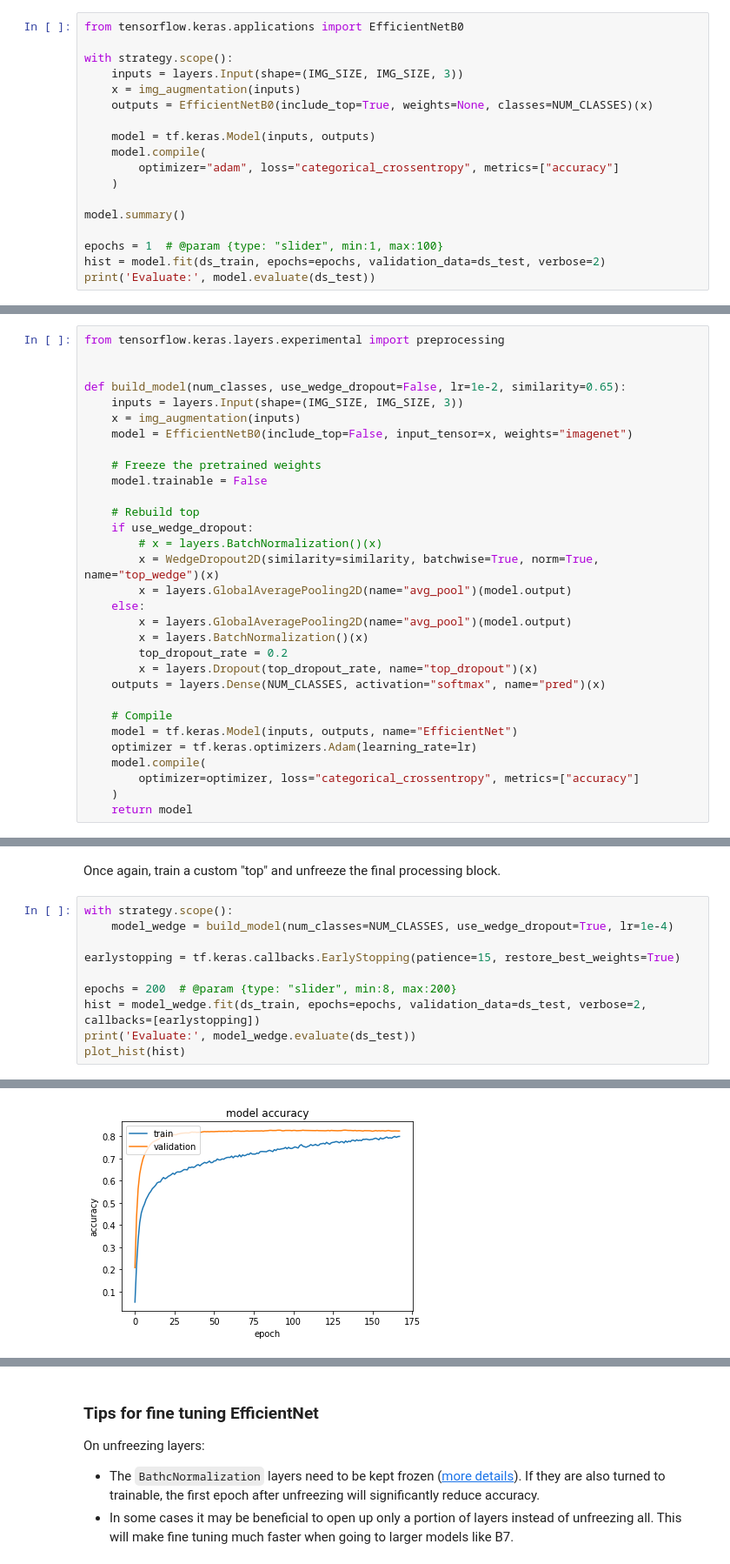
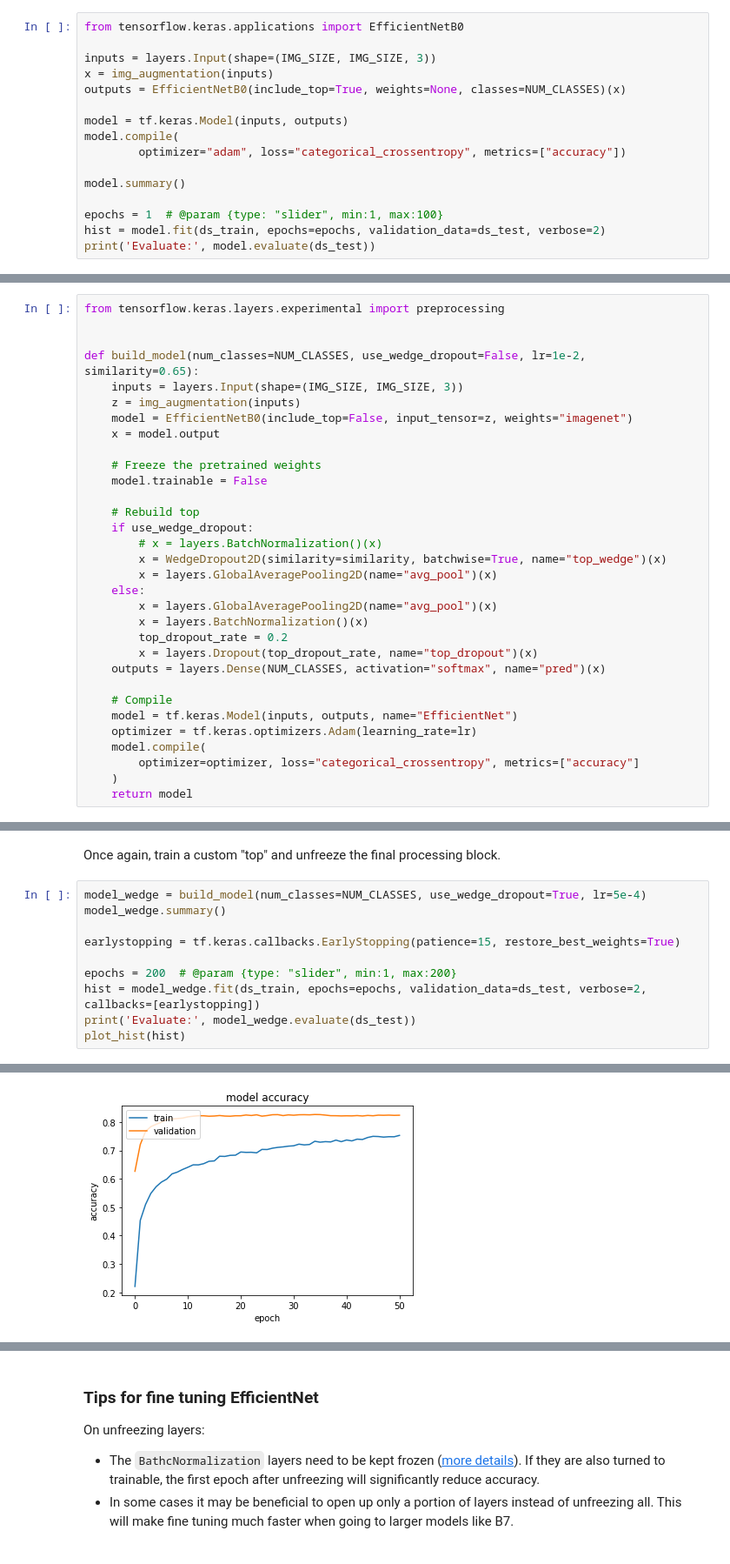
Before and after one commit to LanceNorskog/keras-wedge, a Jupyter notebook: notebooks/Wedge2D_image_classification_efficientnet_fine_tuning.ipynb, the cells around one changed output, grey strips where cells are left out. Shown at 87% size. Cells and saved outputs as stored; diff of their text form.

```diff
--- a/notebooks/Wedge2D_image_classification_efficientnet_fine_tuning.ipynb
+++ b/notebooks/Wedge2D_image_classification_efficientnet_fine_tuning.ipynb
@@ -286,15 +282,13 @@ Note: the accuracy will increase very slowly and may overfit.
 # %%
 from tensorflow.keras.applications import EfficientNetB0
 
-with strategy.scope():
-    inputs = layers.Input(shape=(IMG_SIZE, IMG_SIZE, 3))
-    x = img_augmentation(inputs)
-    outputs = EfficientNetB0(include_top=True, weights=None, classes=NUM_CLASSES)(x)
+inputs = layers.Input(shape=(IMG_SIZE, IMG_SIZE, 3))
+x = img_augmentation(inputs)
+outputs = EfficientNetB0(include_top=True, weights=None, classes=NUM_CLASSES)(x)
 
-    model = tf.keras.Model(inputs, outputs)
-    model.compile(
-        optimizer="adam", loss="categorical_crossentropy", metrics=["accuracy"]
-    )
+model = tf.keras.Model(inputs, outputs)
+model.compile(
+        optimizer="adam", loss="categorical_crossentropy", metrics=["accuracy"])
 
 model.summary()
 
@@ -352,10 +350,11 @@ and we fine-tune it on our own dataset.
 from tensorflow.keras.layers.experimental import preprocessing
 
 
-def build_model(num_classes, use_wedge_dropout=False, lr=1e-2, similarity=0.65):
+def build_model(num_classes=NUM_CLASSES, use_wedge_dropout=False, lr=1e-2, similarity=0.65):
     inputs = layers.Input(shape=(IMG_SIZE, IMG_SIZE, 3))
-    x = img_augmentation(inputs)
-    model = EfficientNetB0(include_top=False, input_tensor=x, weights="imagenet")
+    z = img_augmentation(inputs)
+    model = EfficientNetB0(include_top=False, input_tensor=z, weights="imagenet")
+    x = model.output
 
     # Freeze the pretrained weights
     model.trainable = False
@@ -363,10 +362,10 @@ def build_model(num_classes, use_wedge_dropout=False, lr=1e-2, similarity=0.65):
     # Rebuild top
     if use_wedge_dropout:
         # x = layers.BatchNormalization()(x)
-        x = WedgeDropout2D(similarity=similarity, batchwise=True, norm=True, name="top_wedge")(x)
-        x = layers.GlobalAveragePooling2D(name="avg_pool")(model.output)
+        x = WedgeDropout2D(similarity=similarity, batchwise=True, name="top_wedge")(x)
+        x = layers.GlobalAveragePooling2D(name="avg_pool")(x)
     else:
-        x = layers.GlobalAveragePooling2D(name="avg_pool")(model.output)
+        x = layers.GlobalAveragePooling2D(name="avg_pool")(x)
         x = layers.BatchNormalization()(x)
         top_dropout_rate = 0.2
         x = layers.Dropout(top_dropout_rate, name="top_dropout")(x)
@@ -499,12 +492,12 @@ Uninstalling keras-wedge-dropout-0.1.0:
 # %% [markdown]
 Once again, train a custom "top" and unfreeze the final processing block.
 # %%
-with strategy.scope():
-    model_wedge = build_model(num_classes=NUM_CLASSES, use_wedge_dropout=True, lr=1e-4)
+model_wedge = build_model(num_classes=NUM_CLASSES, use_wedge_dropout=True, lr=5e-4)
+model_wedge.summary()
 
 earlystopping = tf.keras.callbacks.EarlyStopping(patience=15, restore_best_weights=True)
 
-epochs = 200  # @param {type: "slider", min:8, max:200}
+epochs = 200  # @param {type: "slider", min:1, max:200}
 hist = model_wedge.fit(ds_train, epochs=epochs, validation_data=ds_test, verbose=2, callbacks=[earlystopping])
 print('Evaluate:', model_wedge.evaluate(ds_test))
 plot_hist(hist)
@@ -529,4 +522,4 @@ Evaluate: [0.5669338703155518, 0.8261427283287048]
-[figure, old version]
+[figure, new version]
 # %%
 
 def unfreeze_model(model, lr=1e-5):
```
Also changed, not shown: parts of 9 cells of this notebook.
